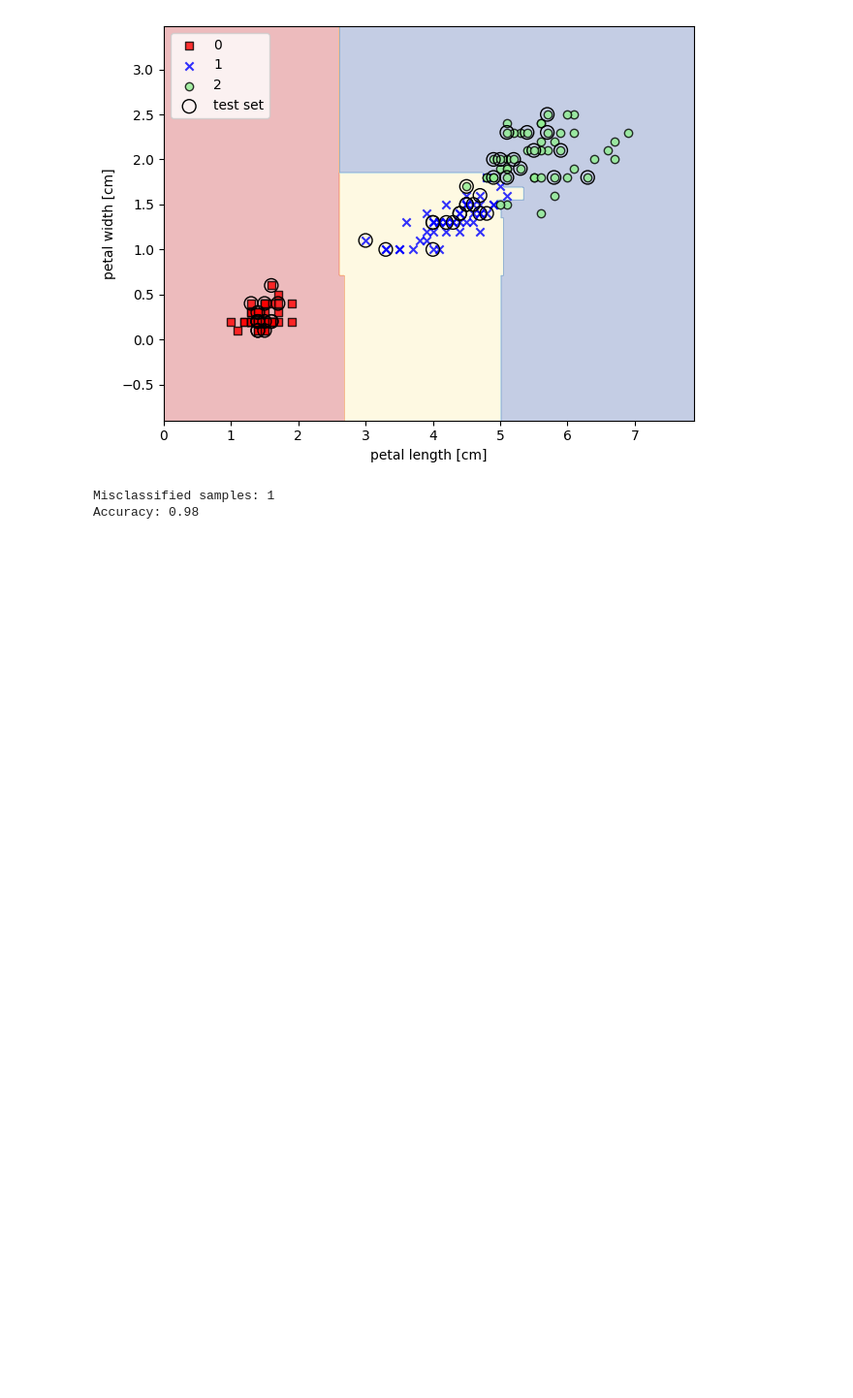
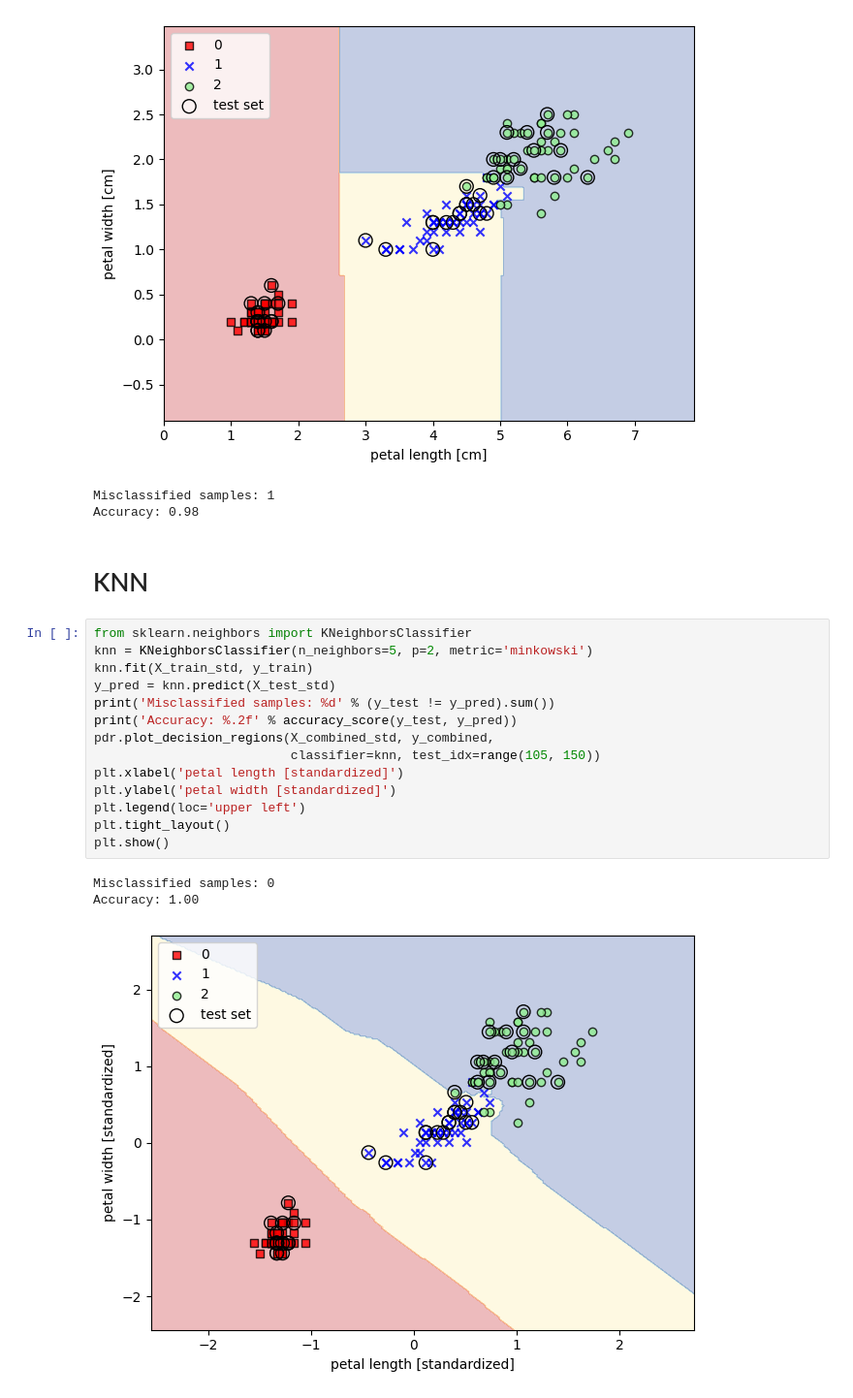
Before and after one commit to rduarte12/Machine-Learning, a Jupyter notebook: scikit-learn/aplications.ipynb, the cells around one changed output. Shown at 97% size. Saved outputs shown, nothing was run; the diff lists cells and outputs as text; blank space fills up the shorter version.

```diff
--- a/scikit-learn/aplications.ipynb
+++ b/scikit-learn/aplications.ipynb
@@ -180,3 +180,23 @@ print('Accuracy: %.2f' % accuracy_score(y_test, y_pred))
 [figure]
 Misclassified samples: 1
 Accuracy: 0.98
+# %% [markdown]
+# KNN
+# %%
+from sklearn.neighbors import KNeighborsClassifier
+knn = KNeighborsClassifier(n_neighbors=5, p=2, metric='minkowski')
+knn.fit(X_train_std, y_train)
+y_pred = knn.predict(X_test_std)
+print('Misclassified samples: %d' % (y_test != y_pred).sum())
+print('Accuracy: %.2f' % accuracy_score(y_test, y_pred))
+pdr.plot_decision_regions(X_combined_std, y_combined,
+                          classifier=knn, test_idx=range(105, 150))
+plt.xlabel('petal length [standardized]')
+plt.ylabel('petal width [standardized]')
+plt.legend(loc='upper left')
+plt.tight_layout()
+plt.show()
+# %% [output]
+Misclassified samples: 0
+Accuracy: 1.00
+[figure, added]
```
